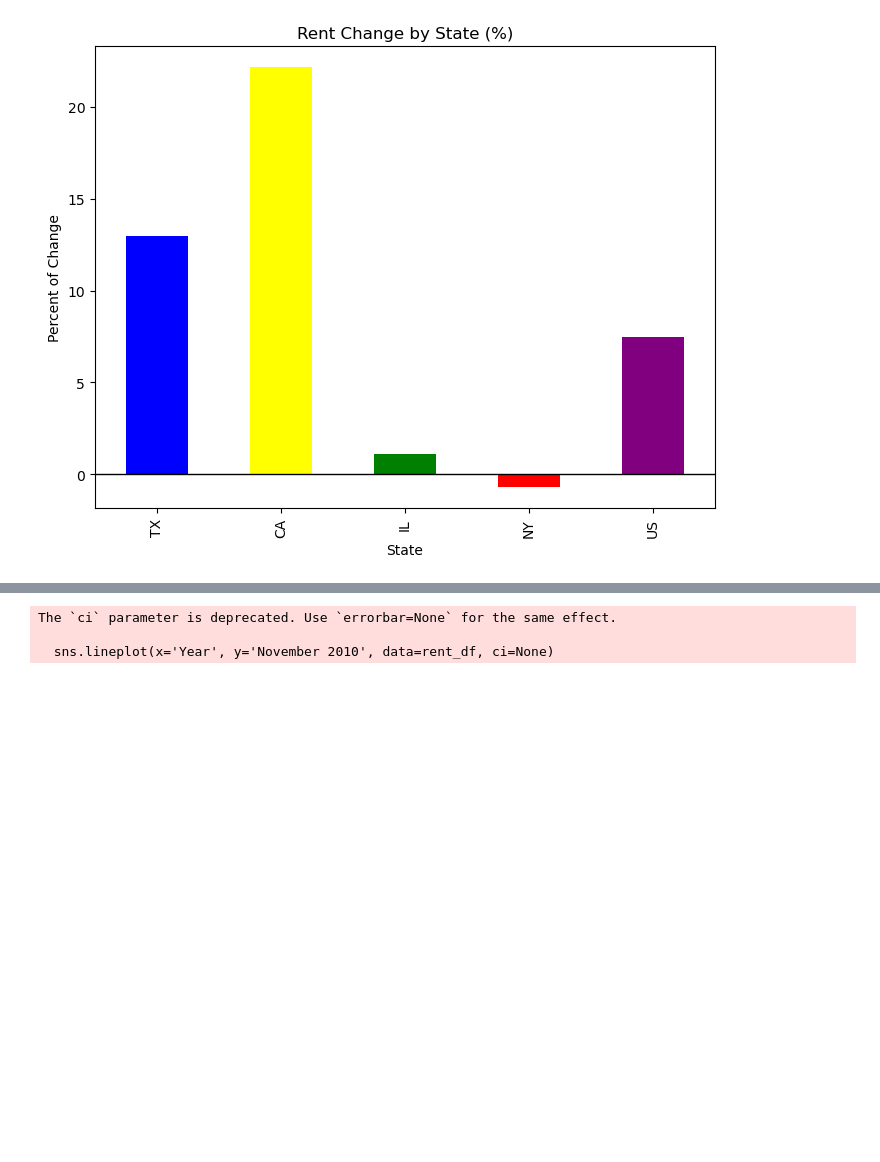
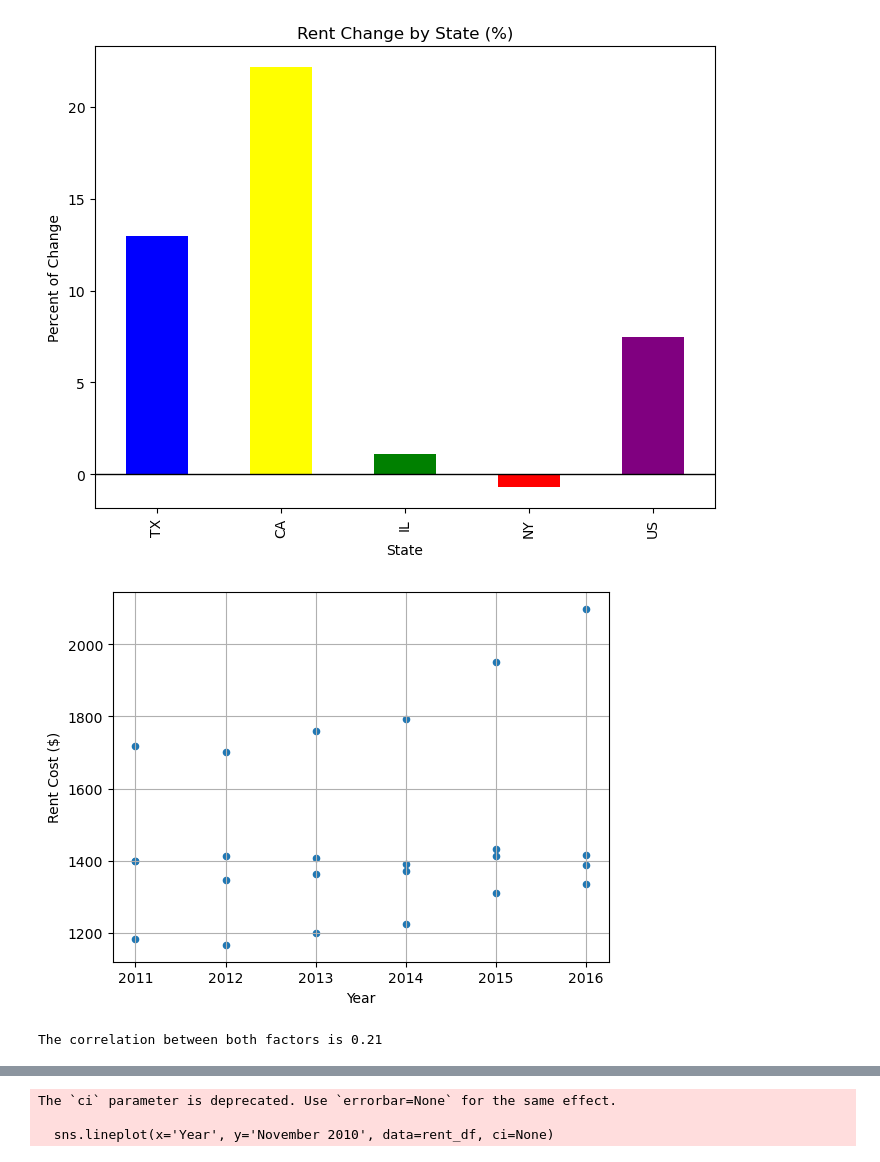
Before and after one commit to NoahShore/Group_7_Challenge_1, a Jupyter notebook: rent_data_analysis.ipynb, the cells around one changed output, grey strips where cells are left out. Saved outputs shown, nothing was run; the diff lists cells and outputs as text; code cells hidden in the pictures; blank space fills up the shorter version.

```diff
--- a/rent_data_analysis.ipynb
+++ b/rent_data_analysis.ipynb
@@ -566,3 +571,27 @@ rent_change_bar.axhline(y=0, color= 'black', linewidth=1,)
 # %% [output]
 <matplotlib.lines.Line2D at 0x...>
 [figure]
+# %%
+#Making a scatterplot for correlation check
+
+#plt.scatter(ALL_yearly_rent_df.iloc[:,1],ALL_yearly_rent_df.iloc[:,2])
+#plt.xlabel('Year')
+#plt.ylabel('Median Rent Price')
+#plt.show()
+
+scatter_df = pd.DataFrame({'x': [2011,2011, 2011, 2011, 2012, 2012, 2012, 2012, 2013, 2013, 2013, 2013, 2014, 2014, 2014, 2014, 2015, 2015, 2015, 2015, 2016, 2016, 2016, 2016],
+                   'y' : [1182.50,1717.75,1399.50,1398.00, 1166.50,1701.50,1347.25,1413.50,1200.50,1759.75,1363.75,1408.50,1224.5,1792.0,1390.0,1370.5,1310.50,1951.50,1412.25,1433.00,1336.00,2098.00,1414.75,1388.00]})
+scatter_df.plot(x='x', y='y', kind = 'scatter')
+plt.grid(True)
+plt.xlabel("Year")
+plt.ylabel("Rent Cost ($)")
+plt.show()
+# %% [output]
+[figure, added]
+# %%
+year = [2011,2011, 2011, 2011, 2012, 2012, 2012, 2012, 2013, 2013, 2013, 2013, 2014, 2014, 2014, 2014, 2015, 2015, 2015, 2015, 2016, 2016, 2016, 2016]
+rent_cost = [1182.50,1717.75,1399.50,1398.00, 1166.50,1701.50,1347.25,1413.50,1200.50,1759.75,1363.75,1408.50,1224.5,1792.0,1390.0,1370.5,1310.50,1951.50,1412.25,1433.00,1336.00,2098.00,1414.75,1388.00]
+correlation = st.pearsonr(rent_cost,year)
+print(f"The correlation between both factors is {round(correlation[0],2)}")
+# %% [output]
+The correlation between both factors is 0.21
```
Also changed, not shown: parts of 3 cells of this notebook, 1 other file.
